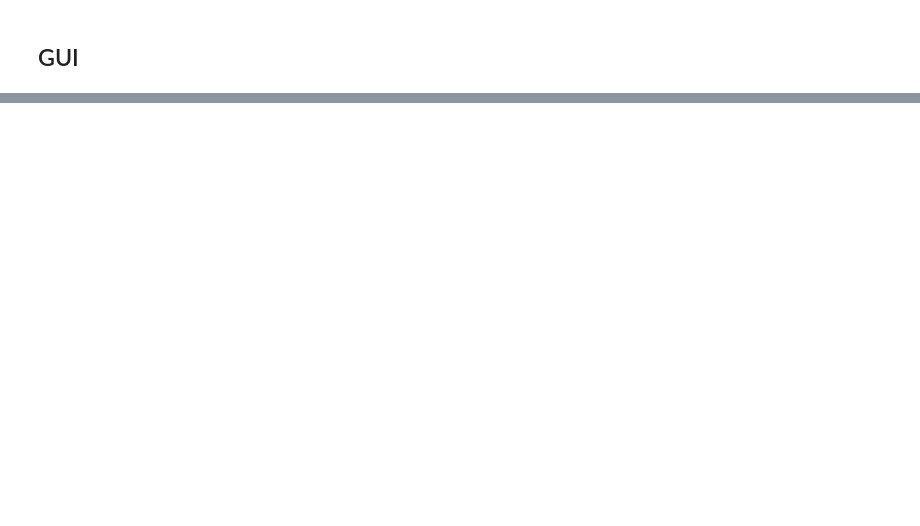
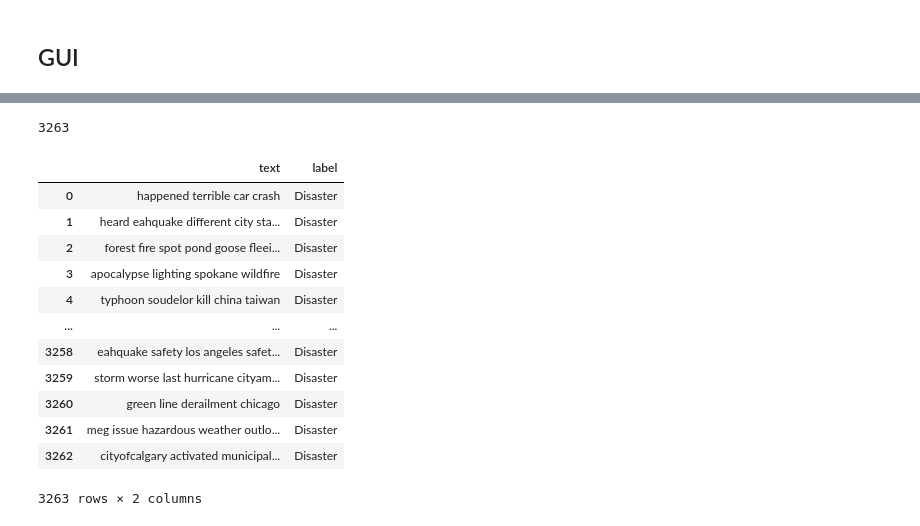
Before and after one commit to GunaJaganathan/detect-disaster-related-tweets, a Jupyter notebook: main.ipynb, the cells around one changed output, grey strips where cells are left out. Drawn from its saved outputs; the diff is of its cells as text; code cells hidden in the pictures; blank space fills up the shorter version.

```diff
--- a/main.ipynb
+++ b/main.ipynb
@@ -584,3 +518,46 @@ plot_confusion_matrix(confusion_mat, model_name)
+# %%
+def prod_preprocessor(input):
+     token_ids_dict = tokenizer.encode_plus(input['text'], add_special_tokens = True, padding=padding, max_length=max_length, truncation=trucate,return_attention_mask = True)
+     return token_ids_dict
+# %%
+def prod_predict(path):
+    prod_input_df = pd.read_csv(path)
+    prod_input_df['text'] = data_cleanup(prod_input_df)
+    prod_input_df['text'] = prod_input_df['text'].apply(preprocessing)
+    prod_test_dataset = Dataset.from_pandas(prod_input_df)
+    # token_ids_dict = tokenizer.encode_plus(prod_input_df['text'], add_special_tokens = True, padding=padding, max_length=max_length, truncation=trucate,return_attention_mask = True)
+    prod_test_dataset_map = prod_test_dataset.map(prod_preprocessor)
+    prod_predictions_prob = rb_trainer.predict(prod_test_dataset_map)
+    prod_predictions =  prod_predictions_prob.predictions
+    prod_predictions = np.argmax(prod_predictions,axis=1)
+    prod_predicted_lables = np.array(prod_predictions, dtype = int)
+    print(len(prod_predicted_lables))
+    prod_output_df = pd.DataFrame(data=prod_input_df['text'], columns=['text'])
+    # prod_output_df['text'] = prod_input_df['text']
+    prod_output_df['label'] = pd.Series(prod_predicted_lables)
+    output_map = {
+        0: 'Not Disaster',
+        1: 'Disaster'
+    }
+    prod_output_df['label'] = prod_output_df['label'].map(output_map)
+    return prod_output_df
+# %%
+prod_predict('Dataset/test.csv')
+# %% [output]
+3263
+|  | text | label |
+| 0 | happened terrible car crash | Disaster |
+| 1 | heard eahquake different city sta... | Disaster |
+| 2 | forest fire spot pond goose fleei... | Disaster |
+| 3 | apocalypse lighting spokane wildfire | Disaster |
+| 4 | typhoon soudelor kill china taiwan | Disaster |
+| ... | ... | ... |
+| 3258 | eahquake safety los angeles safet... | Disaster |
+| 3259 | storm worse last hurricane cityam... | Disaster |
+| 3260 | green line derailment chicago | Disaster |
+| 3261 | meg issue hazardous weather outlo... | Disaster |
+| 3262 | cityofcalgary activated municipal... | Disaster |
+3263 rows × 2 columns
 # %%
 import gradio as gr
 
```
Also changed, not shown: parts of 31 cells of this notebook.
